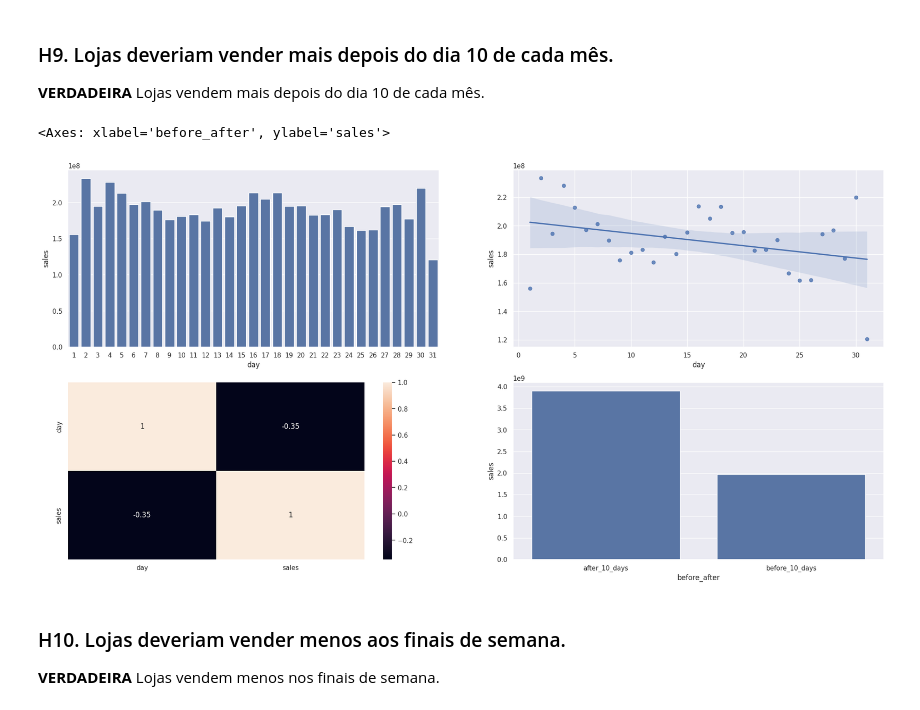
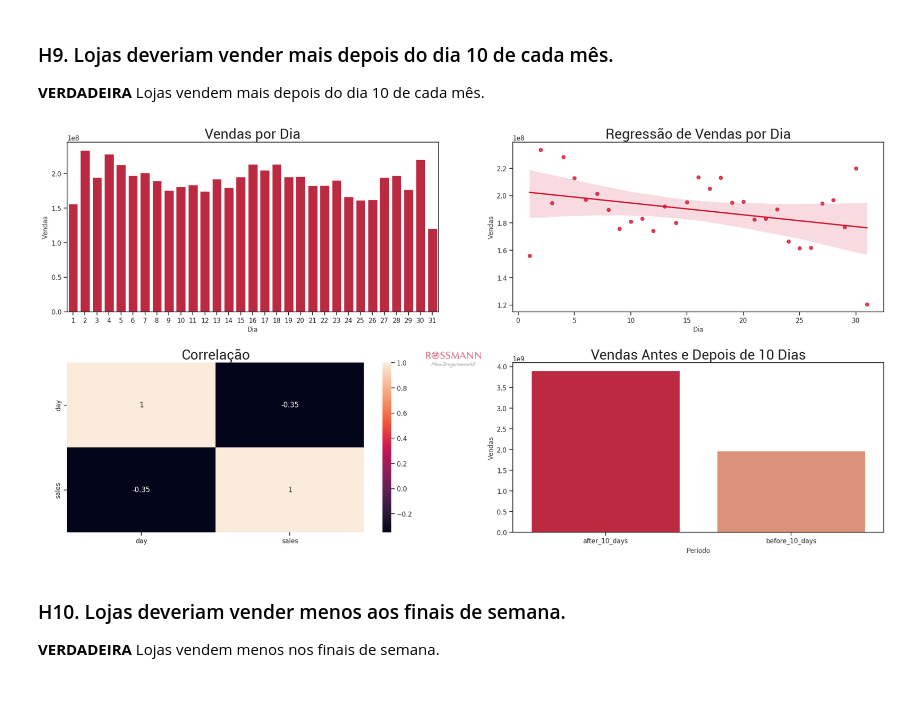
Before and after one commit to oarthurcarvalho/rossmann-predict-sales, a Jupyter notebook: notebook/rossmann_store_sales_prediction.ipynb, the cells around one changed output. Saved outputs shown, nothing was run; the diff lists cells and outputs as text; code cells hidden in the pictures.

```diff
--- a/notebook/rossmann_store_sales_prediction.ipynb
+++ b/notebook/rossmann_store_sales_prediction.ipynb
@@ -116,10 +117,16 @@ def jupyter_settings():
     pd.options.display.max_columns = None
     pd.options.display.max_rows = None
     pd.set_option( 'display.expand_frame_repr', False )
+    font_path = '../fonts/Roboto-Regular.ttf'
+
+    font_prop = fm.FontProperties(fname=font_path)
+    plt.rcParams['font.family'] = font_prop.get_name()
 
     sns.set()
+
+    return font_prop
 # %%
-jupyter_settings()
+font_prop = jupyter_settings()
 # %% [markdown]
 ## 0.2. Loading data
 # %%
@@ -845,21 +996,34 @@ sns.lineplot( data=aux, x='week_of_semester', y='sales', hue='semester', ax=axs[
 # %%
 aux1 = df4[['day', 'sales']].groupby( 'day' ).sum().reset_index()
 
 fig, axs = plt.subplots( 2, 2, sharex=False)
 
-sns.barplot( data=aux1, x='day', y='sales', ax=axs[0, 0] );
+sns.barplot( data=aux1, x='day', y='sales', ax=axs[0, 0], color='#d31231');
+axs[0, 0].set_title('Vendas por Dia', fontsize=14, fontproperties=font_prop)
+axs[0, 0].set_xlabel('Dia', fontproperties=font_prop, fontsize=12, color='#494B45')
+axs[0, 0].set_ylabel('Vendas', fontproperties=font_prop, fontsize=12, color='#494B45')
 
-sns.regplot( data=aux1, x='day', y='sales', ax=axs[0, 1] );
+sns.regplot( data=aux1, x='day', y='sales', ax=axs[0, 1], color='#d31231' );
+axs[0, 1].set_title('Regressão de Vendas por Dia', fontsize=14, fontproperties=font_prop)
+axs[0, 1].set_xlabel('Dia', fontproperties=font_prop, fontsize=12, color='#494B45')
+axs[0, 1].set_ylabel('Vendas', fontproperties=font_prop, fontsize=12, color='#494B45')
 
 sns.heatmap( aux1.corr( method='pearson' ), annot=True, ax=axs[1, 0] );
+axs[1, 0].set_title('Correlação', fontsize=14, fontproperties=font_prop)
 
 aux1['before_after'] = aux1['day'].apply( lambda x: 'before_10_days' if x <= 10 else 'after_10_days' )
 aux2 = aux1[['before_after', 'sales']].groupby( 'before_after' ).sum().reset_index()
 
-sns.barplot( data=aux2, x='before_after', y='sales', ax=axs[1, 1] )
+sns.barplot( data=aux2, x='before_after', y='sales', hue='before_after', ax=axs[1, 1], palette=palette[0:2] )
+axs[1, 1].set_title('Vendas Antes e Depois de 10 Dias', fontsize=14, fontproperties=font_prop)
+axs[1, 1].set_xlabel('Período', fontproperties=font_prop, fontsize=12, color='#494B45')
+axs[1, 1].set_ylabel('Vendas', fontproperties=font_prop, fontsize=12, color='#494B45')
+
+fig.figimage(img, 920, yo=450, alpha=0.5);
+
+fig.subplots_adjust(hspace=0.3);
 # %% [output]
-<Axes: xlabel='before_after', ylabel='sales'>
-[figure, old version]
+[figure, new version]
 # %% [markdown]
 ### H10. Lojas deveriam vender menos aos finais de semana.
 
```
Also changed, not shown: parts of 31 cells of this notebook, 1 other file.
